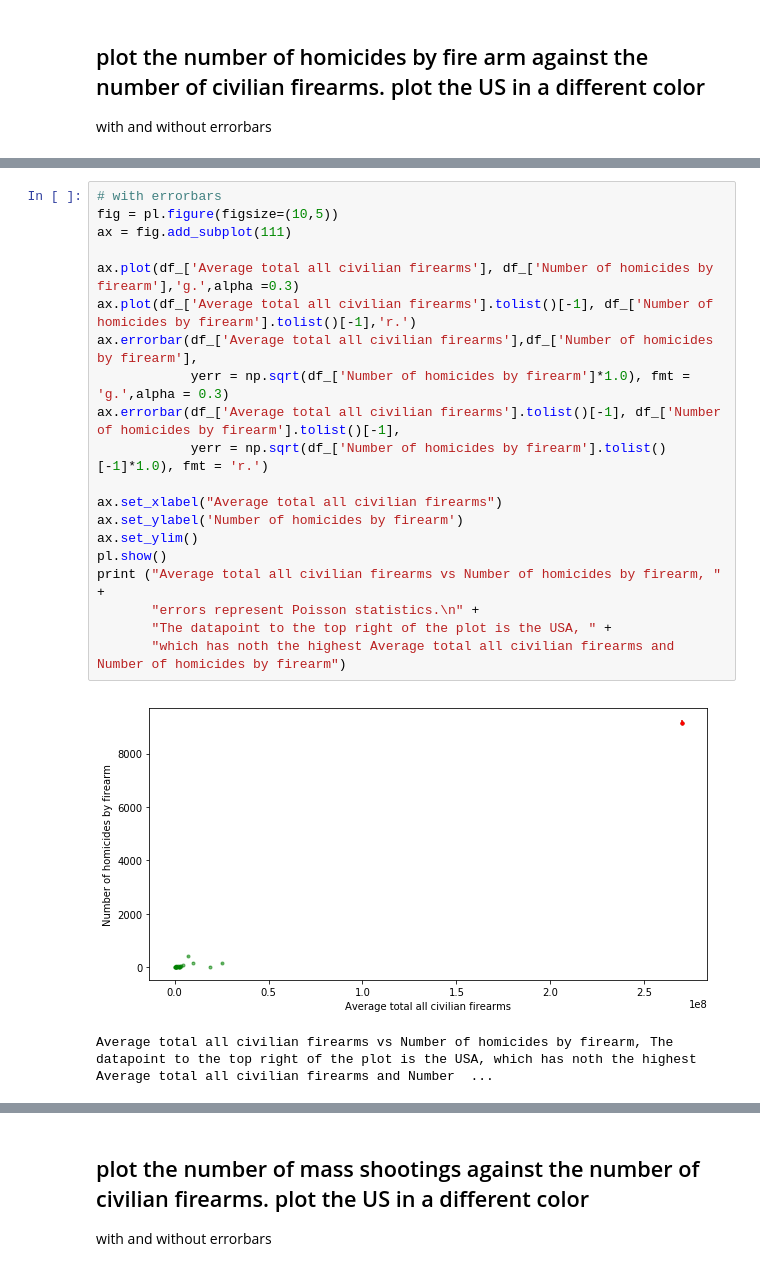
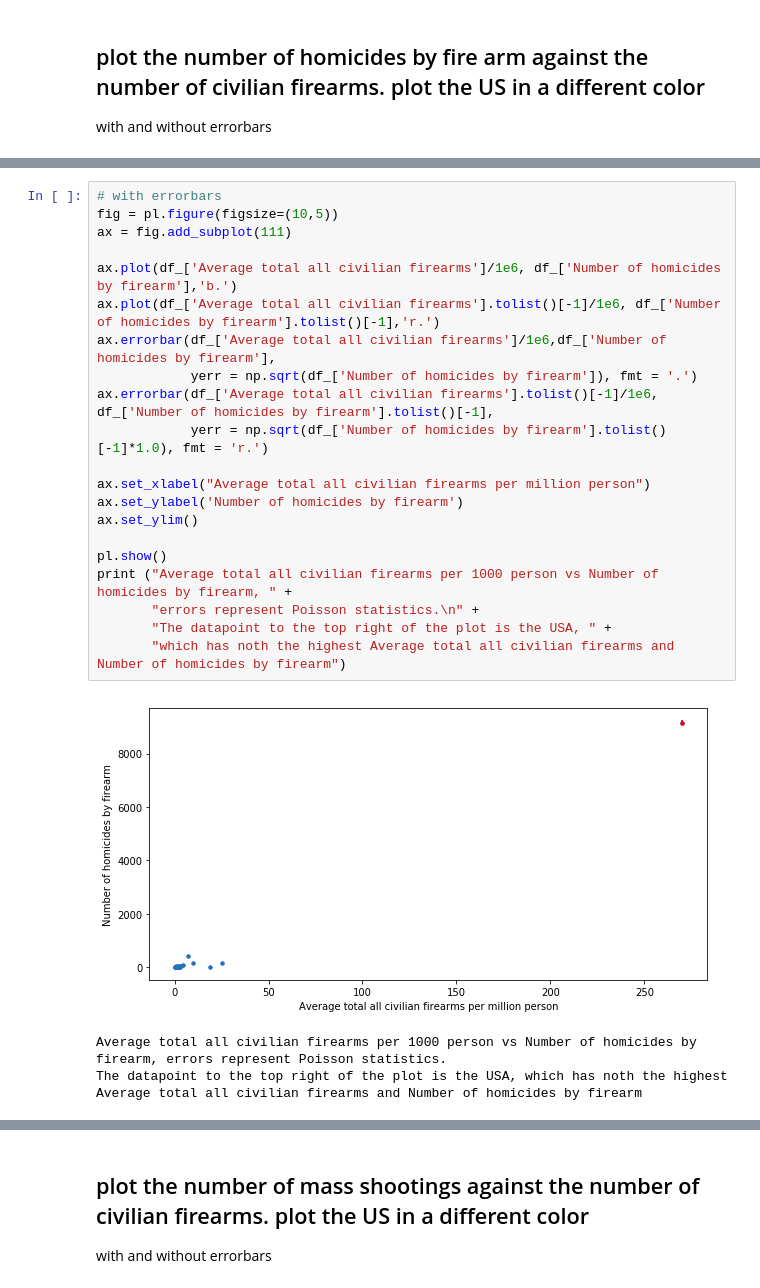
Before and after one commit to jianweili0/PUI2018_jl9200_save, a Jupyter notebook: PUI2018_jl9200/HW9_jl9200/HW9_3_jl9200.ipynb, the cells around one changed output, grey strips where cells are left out. Drawn from its saved outputs; the diff is of its cells as text.

```diff
--- a/PUI2018_jl9200/HW9_jl9200/HW9_3_jl9200.ipynb
+++ b/PUI2018_jl9200/HW9_jl9200/HW9_3_jl9200.ipynb
@@ -336,24 +336,26 @@ with and without errorbars
 # %%
 # with errorbars
 fig = pl.figure(figsize=(10,5))
 ax = fig.add_subplot(111)
 
-ax.plot(df_['Average total all civilian firearms'], df_['Number of homicides by firearm'],'g.',alpha =0.3)
-ax.plot(df_['Average total all civilian firearms'].tolist()[-1], df_['Number of homicides by firearm'].tolist()[-1],'r.')
-ax.errorbar(df_['Average total all civilian firearms'],df_['Number of homicides by firearm'],
-            yerr = np.sqrt(df_['Number of homicides by firearm']*1.0), fmt = 'g.',alpha = 0.3)
-ax.errorbar(df_['Average total all civilian firearms'].tolist()[-1], df_['Number of homicides by firearm'].tolist()[-1],
+ax.plot(df_['Average total all civilian firearms']/1e6, df_['Number of homicides by firearm'],'b.')
+ax.plot(df_['Average total all civilian firearms'].tolist()[-1]/1e6, df_['Number of homicides by firearm'].tolist()[-1],'r.')
+ax.errorbar(df_['Average total all civilian firearms']/1e6,df_['Number of homicides by firearm'],
+            yerr = np.sqrt(df_['Number of homicides by firearm']), fmt = '.')
+ax.errorbar(df_['Average total all civilian firearms'].tolist()[-1]/1e6, df_['Number of homicides by firearm'].tolist()[-1],
             yerr = np.sqrt(df_['Number of homicides by firearm'].tolist()[-1]*1.0), fmt = 'r.')
 
-ax.set_xlabel("Average total all civilian firearms")
+ax.set_xlabel("Average total all civilian firearms per million person")
 ax.set_ylabel('Number of homicides by firearm')
 ax.set_ylim()
+
 pl.show()
-print ("Average total all civilian firearms vs Number of homicides by firearm, " +
+print ("Average total all civilian firearms per 1000 person vs Number of homicides by firearm, " +
        "errors represent Poisson statistics.\n" +
        "The datapoint to the top right of the plot is the USA, " +
        "which has noth the highest Average total all civilian firearms and Number of homicides by firearm")
 # %% [output]
-[figure, old version]
+[figure, new version]
-Average total all civilian firearms vs Number of homicides by firearm, The datapoint to the top right of the plot is the USA, which has noth the highest Average total all civilian firearms and Number  ...
+Average total all civilian firearms per 1000 person vs Number of homicides by firearm, errors represent Poisson statistics.
+The datapoint to the top right of the plot is the USA, which has noth the highest Average total all civilian firearms and Number of homicides by firearm
 # %%
```
Also changed, not shown: parts of 18 cells of this notebook, 5 other files.
